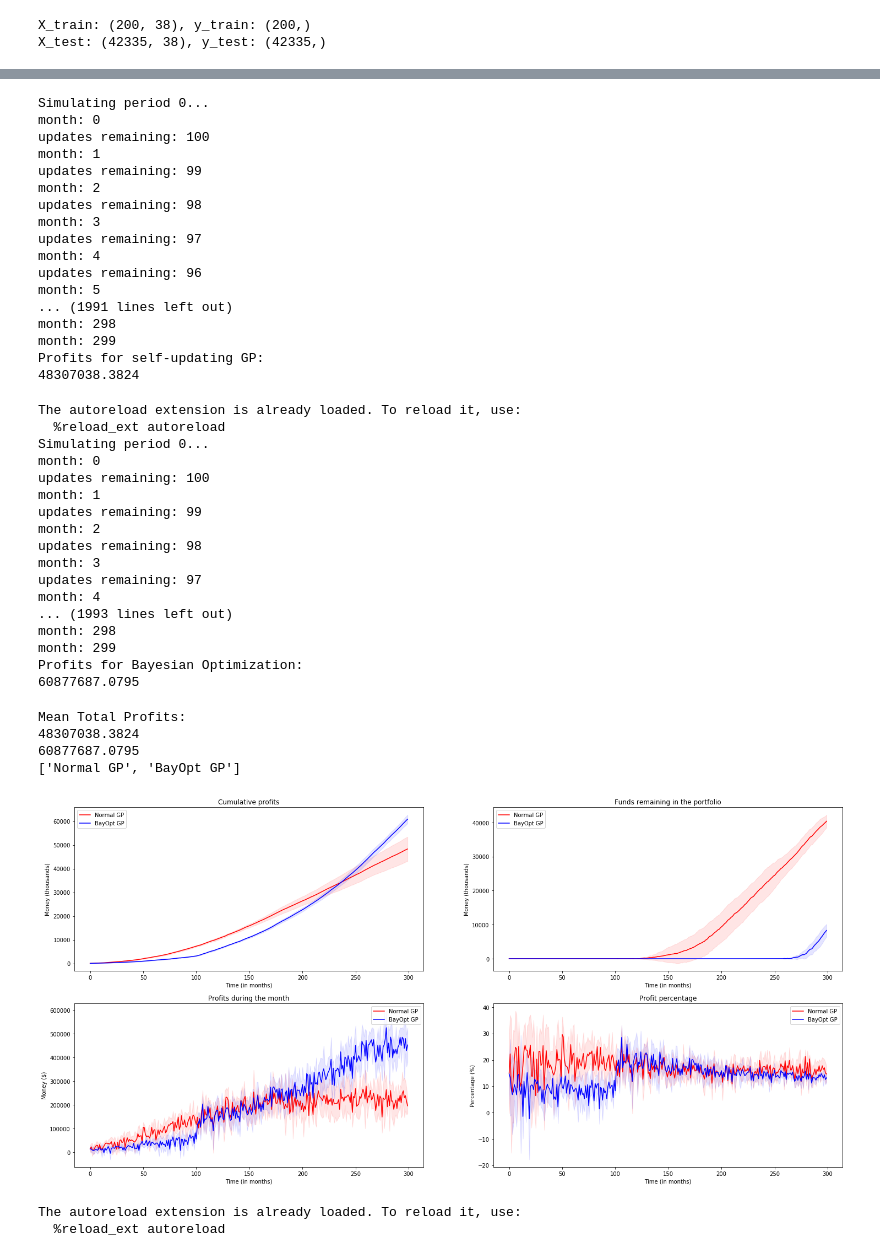
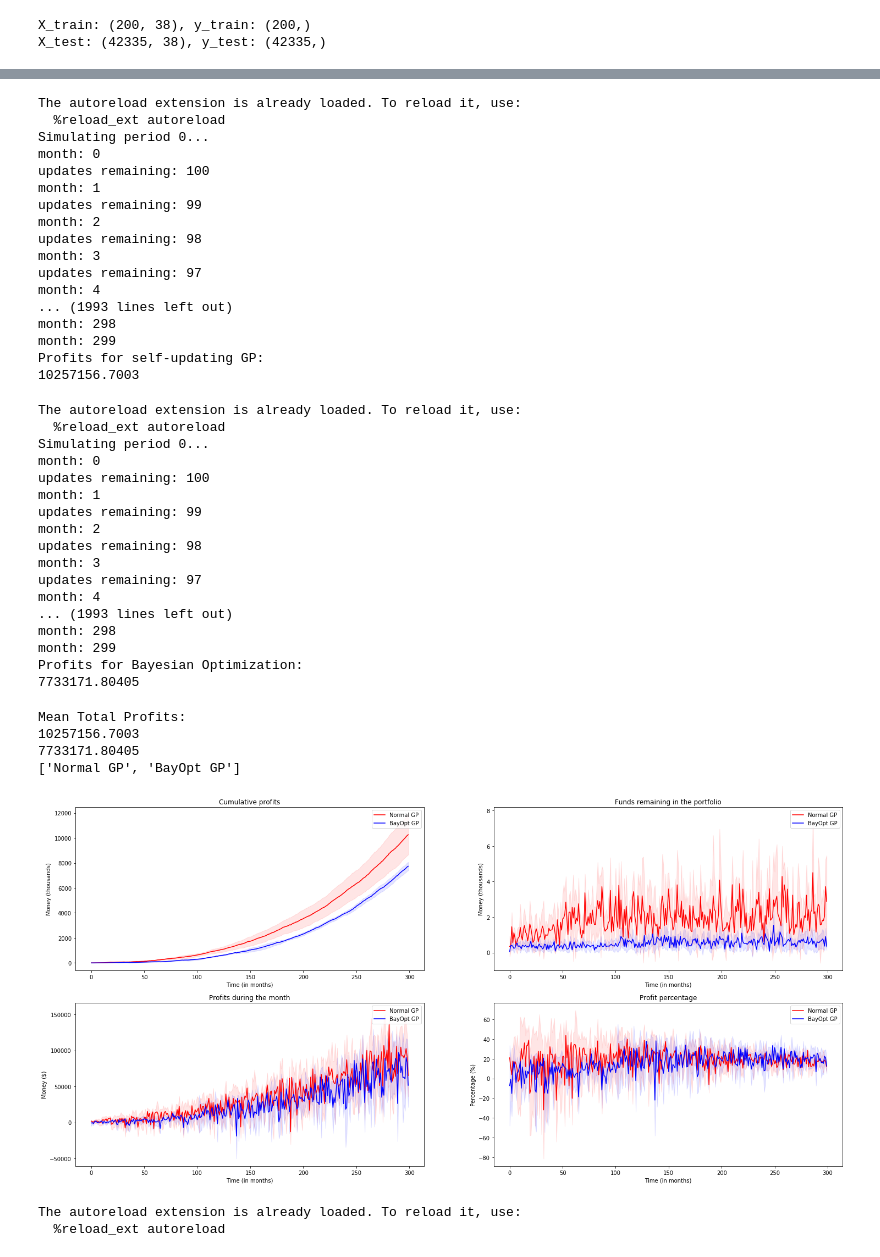
Before and after one commit to yewsiang/GPLend, a Jupyter notebook: gp_vs_bayes_opt.ipynb, the cells around one changed output, grey strips where cells are left out. Cells and saved outputs as stored; diff of their text form; code cells hidden in the pictures.

```diff
--- a/gp_vs_bayes_opt.ipynb
+++ b/gp_vs_bayes_opt.ipynb
@@ -76,7 +78,7 @@ THRESHOLD       = 1.1
 NUM_PERIODS     = 5
 NUM_MONTHS      = 300
 FUND_GIVEN      = 0
-FUND_PER_MONTH  = 1e5
+FUND_PER_MONTH  = 1e4
 LOANS_PER_MONTH = 500
 CONF_QUANTILE   = (40,100)
 NUM_UPDATE_ROWS = 100
@@ -90,7 +92,7 @@ perf_gp = simulate_N_time_periods(
     num_periods=NUM_PERIODS,
     fund_given=FUND_GIVEN,
     num_months=NUM_MONTHS,
-    incoming_fund_per_month=FUND_PER_MONTH,
+    flow=FUND_PER_MONTH,
     incoming_loans_per_time_period=LOANS_PER_MONTH,
     conf_quantile=CONF_QUANTILE,
     optimize_for="TODO",
@@ -102,6 +104,8 @@ perf_gp = simulate_N_time_periods(
 print("Profits for self-updating GP:")
 print(np.mean(np.sum(perf_gp[:,:,0], axis=1)))
 # %% [output]
+The autoreload extension is already loaded. To reload it, use:
+  %reload_ext autoreload
 Simulating period 0...
 month: 0
 updates remaining: 100
@@ -112,13 +116,11 @@ updates remaining: 98
 month: 3
 updates remaining: 97
 month: 4
-updates remaining: 96
-month: 5
-... (1991 lines left out)
+... (1993 lines left out)
 month: 298
 month: 299
 Profits for self-updating GP:
-48307038.3824
+10257156.7003
 # %%
 %load_ext autoreload
 %autoreload 2
@@ -129,7 +131,7 @@ THRESHOLD       = 1.1
 NUM_PERIODS     = 5
 NUM_MONTHS      = 300
 FUND_GIVEN      = 0
-FUND_PER_MONTH  = 1e5
+FUND_PER_MONTH  = 1e4
 LOANS_PER_MONTH = 500
 CONF_QUANTILE   = (40,100)
 NUM_UPDATE_ROWS = 100
@@ -138,7 +140,8 @@ from simulation import *
 
 from scipy.stats import norm
 
-kappa = norm.ppf(0.75)
+bound = 75
+kappa = norm.ppf(bound/100)
 perf_bayes_opt = simulate_N_time_periods(
     gp_model.copy(),
     X_test, y_test,
@@ -147,7 +150,7 @@ perf_bayes_opt = simulate_N_time_periods(
     num_periods=NUM_PERIODS,
     fund_given=FUND_GIVEN,
     num_months=NUM_MONTHS,
-    incoming_fund_per_month=FUND_PER_MONTH,
+    flow=FUND_PER_MONTH,
     incoming_loans_per_time_period=LOANS_PER_MONTH,
     conf_quantile=CONF_QUANTILE,
     optimize_for="TODO",
@@ -175,31 +178,31 @@ month: 4
 month: 298
 month: 299
 Profits for Bayesian Optimization:
-60877687.0795
+7733171.80405
 # %%
 print("Mean Total Profits:")
 print(np.mean(np.sum(perf_gp[:,:,0], axis=1)))
 print(np.mean(np.sum(perf_bayes_opt[:,:,0], axis=1)))
 
 import os
 
 from visualisation import plot_portfolio_performance, plot_portfolio_performance_comparisons
 
 # Saving performances to pickle file and Loading performances from it
-filename = os.path.join("results", "perf_bayeopt_vs_gp_1")
+filename = os.path.join("results", "bo_gp_1_k_{:02d}".format(bound))
 meta_info = ["Normal GP", "BayOpt GP"]
 performances = [perf_gp, perf_bayes_opt]
 store_performance_results(performances, meta_info, filename)
 
 meta_info, loaded_perf = load_performance_results(filename)
 print(meta_info)
 plot_portfolio_performance_comparisons(loaded_perf, legend_names=meta_info)
 # %% [output]
 Mean Total Profits:
-48307038.3824
-60877687.0795
+10257156.7003
+7733171.80405
 ['Normal GP', 'BayOpt GP']
-[figure, old version]
+[figure, new version]
 # %%
 """
 EXPERIMENT 2: GP VS BAYES OPT IN EARLY STAGES
```
Also changed, not shown: parts of 1 cell of this notebook, 10 other files.
